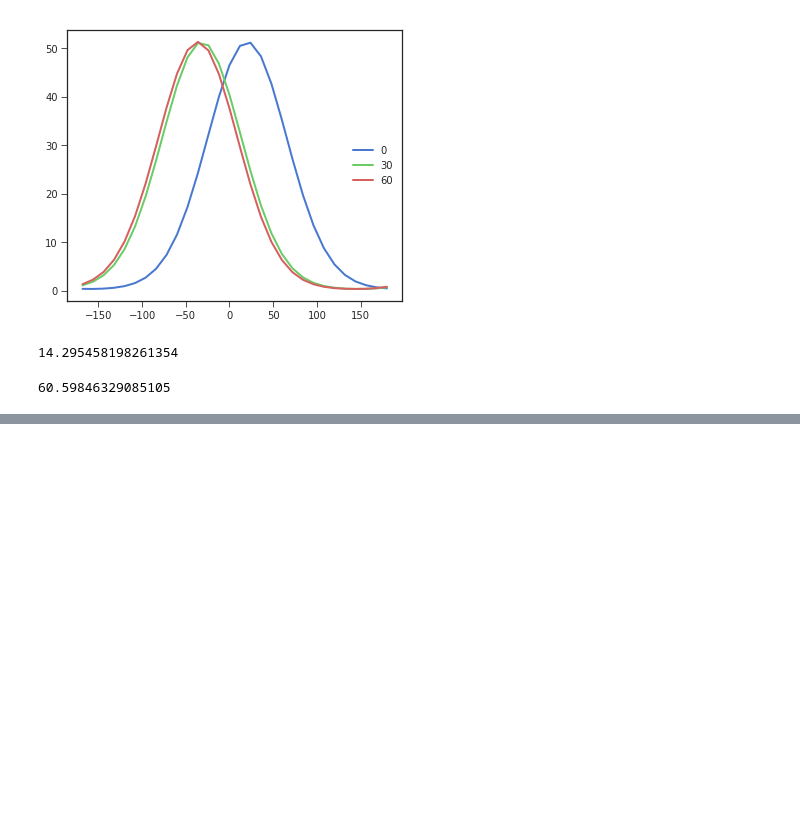
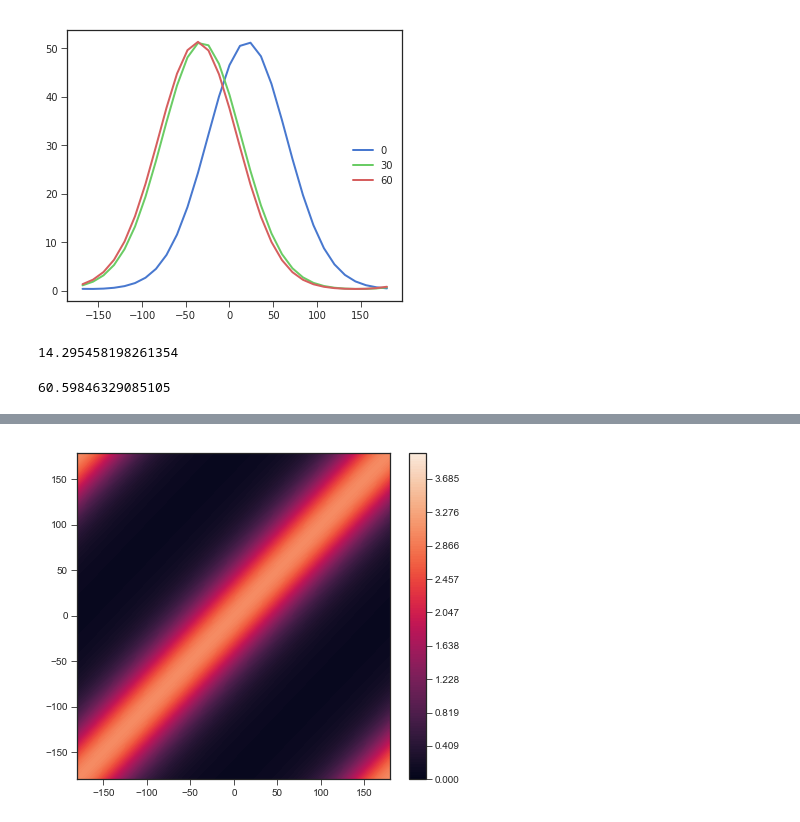
Before and after one commit to mlprt/neurkal, a Jupyter notebook: exploration.ipynb, the cells around one changed output, grey strips where cells are left out. Drawn from its saved outputs; the diff is of its cells as text; code cells hidden in the pictures; blank space fills up the shorter version.

```diff
--- a/exploration.ipynb
+++ b/exploration.ipynb
@@ -409,0 +453,13 @@ basis = neurkal.KalmanBasisNetwork(sensory_codes, motor_codes, M=M, B=B)
+# %%
+## Visualize activation function for sensory input layer
+act = np.vectorize(input_act)
+x = np.arange(*th_r, 1)
+z = act(*np.meshgrid(x, x))
+levels = np.linspace(np.floor(np.min(z)), np.ceil(np.max(z)), 128)
+
+fig, ax = plt.subplots(figsize=(7, 6))
+act_cf = ax.contourf(x, x, z, levels=levels)
+plt.colorbar(act_cf)
+plt.show()
+# %% [output]
+[figure, added]
```
Also changed, not shown: parts of 12 cells of this notebook, 2 other files.
